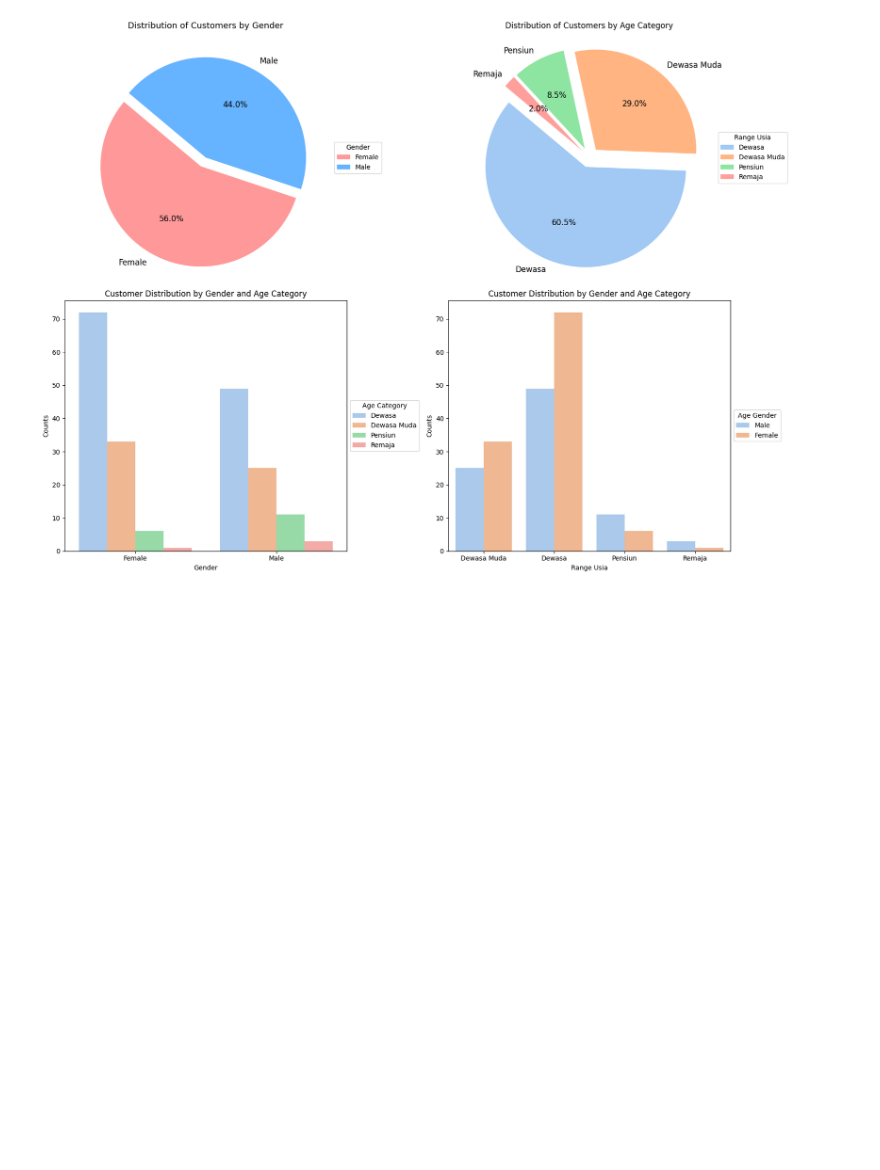
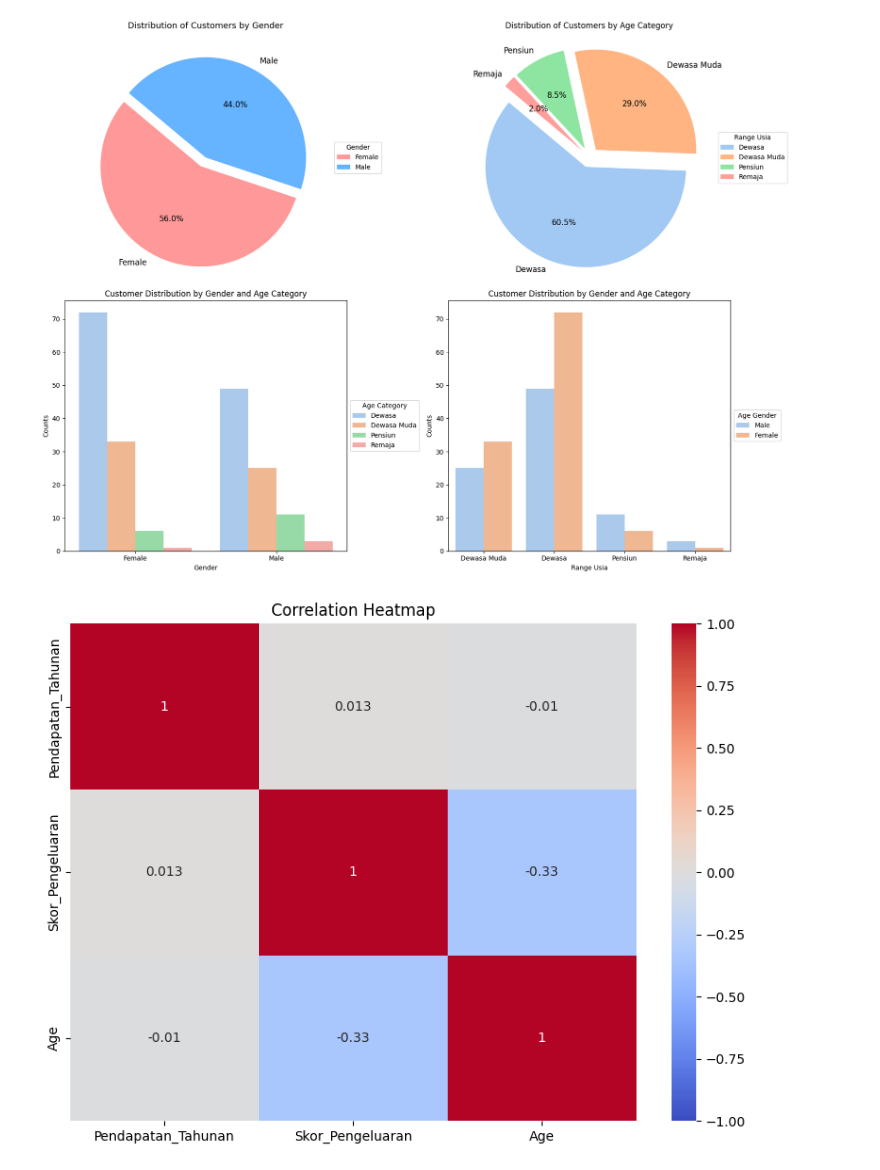
Before and after one commit to BlackBox-Ops/ML-Customer-Segmentation, a Jupyter notebook: notebooks/analisis_eda.ipynb, the cells around one changed output. Cells and saved outputs as stored; diff of their text form; code cells hidden in the pictures; blank space fills up the shorter version.

```diff
--- a/notebooks/analisis_eda.ipynb
+++ b/notebooks/analisis_eda.ipynb
@@ -1244,3 +1246,13 @@ plt.tight_layout()
 plt.show()
 # %% [output]
 [figure]
+# %%
+# Plotting Heatmap of correlations
+plt.figure(figsize=(8, 6))
+corr = df[['Pendapatan_Tahunan', 'Skor_Pengeluaran', 'Age']].corr()
+sns.heatmap(corr, annot=True, cmap='coolwarm', vmin=-1, vmax=1)
+plt.title('Correlation Heatmap')
+plt.tight_layout()
+plt.show()
+# %% [output]
+[figure, added]
```
Also changed, not shown: parts of 8 cells of this notebook.
